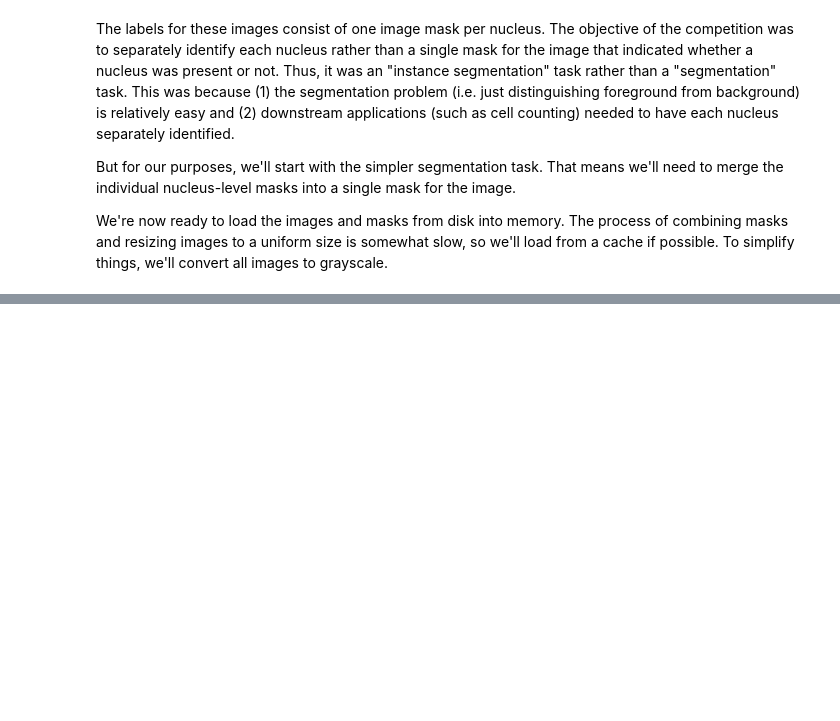
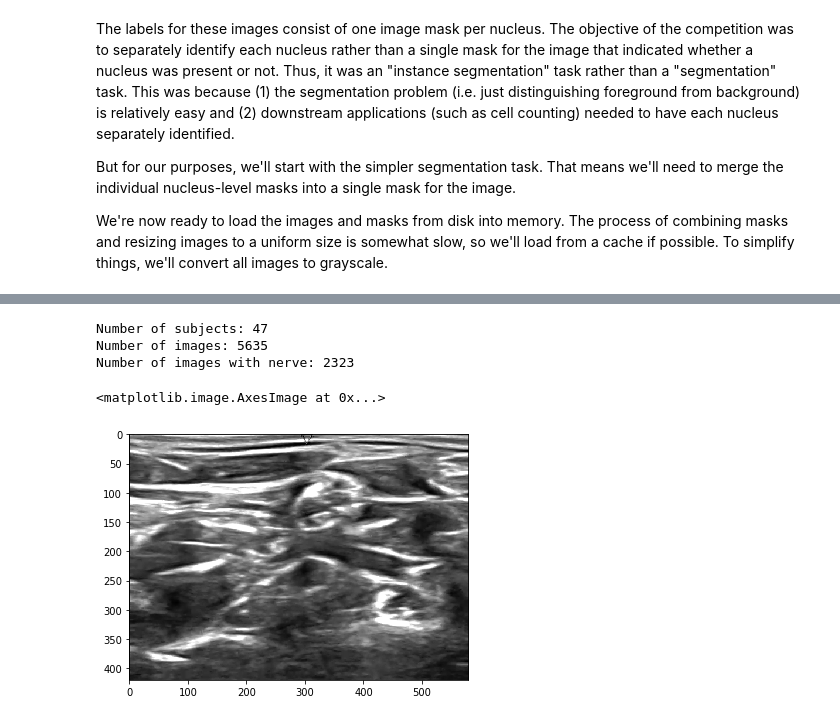
Before and after one commit to benb111/unet, a Jupyter notebook: unet.ipynb, the cells around one changed output, grey strips where cells are left out. Saved outputs shown, nothing was run; the diff lists cells and outputs as text; code cells hidden in the pictures; blank space fills up the shorter version.

```diff
--- a/unet.ipynb
+++ b/unet.ipynb
@@ -310,0 +431,8 @@ LOCAL_RANK: 0 - CUDA_VISIBLE_DEVICES: [0]
+# %%
+# Nerve segmentation data
+# https://www.kaggle.com/c/ultrasound-nerve-segmentation/data
+
+NERVE_PATH = 'data/ultrasound-nerve-segmentation/'
+
+train_mask_df = pd.read_csv(os.path.join(NERVE_PATH, 'train_masks.csv'))
+train_mask_df.head()
@@ -310,0 +446,34 @@ LOCAL_RANK: 0 - CUDA_VISIBLE_DEVICES: [0]
+# %%
+nerve_img_info = defaultdict(dict)
+for idx, row in train_mask_df.iterrows():
+    nerve_img_info[row['subject']][row['img']] = not pd.isna(row['pixels'])
+
+all_sub_img_pairs = [(sub_idx, img_idx) for sub_idx in nerve_img_info for img_idx in nerve_img_info[sub_idx]]
+
+num_subjects = len(nerve_img_info)
+num_images = len(all_sub_img_pairs)
+num_images_with_nerve = len([
+    (sub_idx, img_idx) for (sub_idx, img_idx) in all_sub_img_pairs if nerve_img_info[sub_idx][img_idx]])
+
+print('Number of subjects: {}'.format(num_subjects))
+print('Number of images: {}'.format(num_images))
+print('Number of images with nerve: {}'.format(num_images_with_nerve))
+# %% [output]
+Number of subjects: 47
+Number of images: 5635
+Number of images with nerve: 2323
+# %%
+def load_image(sub_idx, img_idx):
+    path = os.path.join(NERVE_PATH, 'train', '{}_{}.tif'.format(sub_idx, img_idx))
+    return imread(path)
+
+def load_mask(sub_idx, img_idx):
+    path = os.path.join(NERVE_PATH, 'train', '{}_{}_mask.tif'.format(sub_idx, img_idx))
+    return imread(path)
+
+# Let's again load 12 random images and place their masks directly below them
+
+imshow(load_image(1, 3))
+# %% [output]
+<matplotlib.image.AxesImage at 0x...>
+[figure, added]
```
Also changed, not shown: parts of 12 cells of this notebook, 1 other file.
